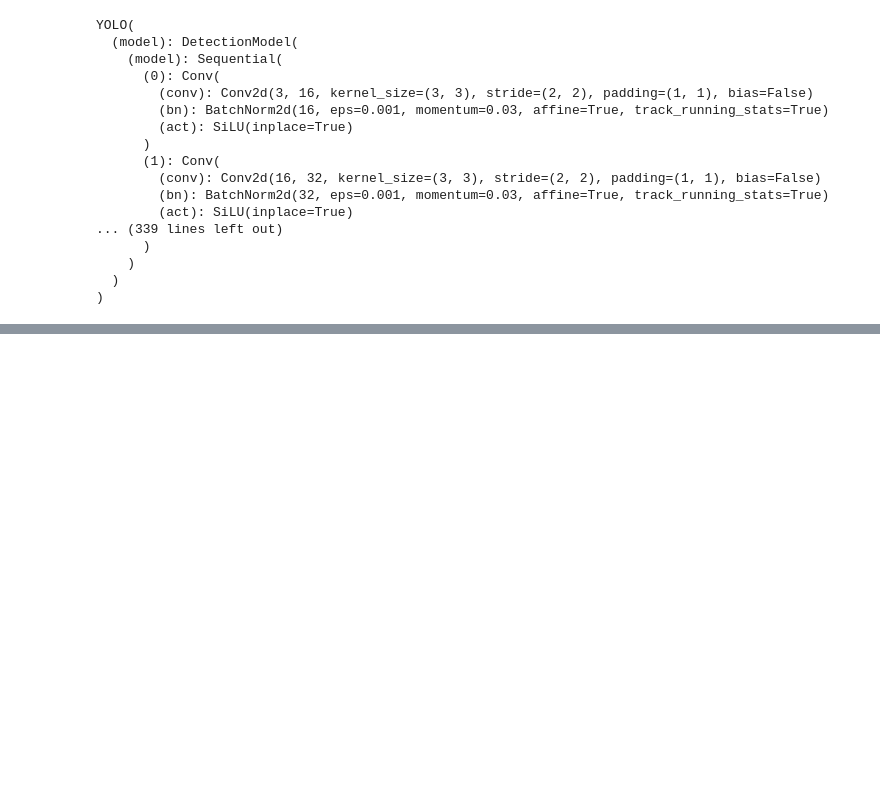
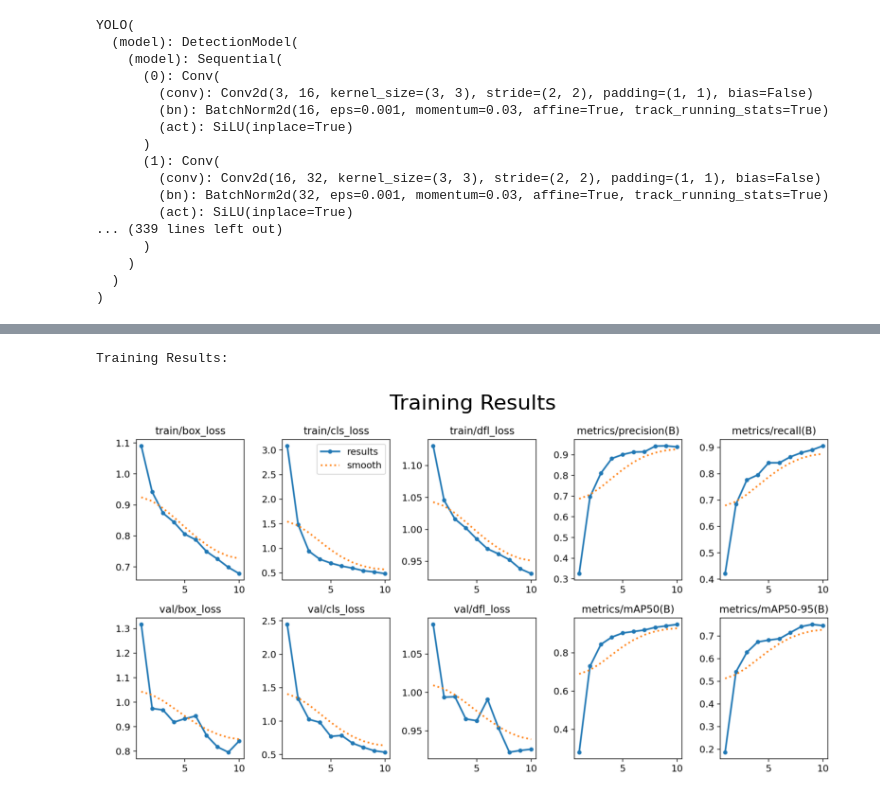
Before and after one commit to ERUD1T3/yolo-g8, a Jupyter notebook: notebooks/starter.ipynb, the cells around one changed output, grey strips where cells are left out. Saved outputs shown, nothing was run; the diff lists cells and outputs as text; code cells hidden in the pictures; blank space fills up the shorter version.

```diff
--- a/notebooks/starter.ipynb
+++ b/notebooks/starter.ipynb
@@ -393,0 +563,6 @@ model_exp2
+# %%
+# display the sum training results
+plot_training_results(training_results)
+# %% [output]
+Training Results:
+[figure, added]
```
Also changed, not shown: parts of 41 cells of this notebook, 2 other files.
